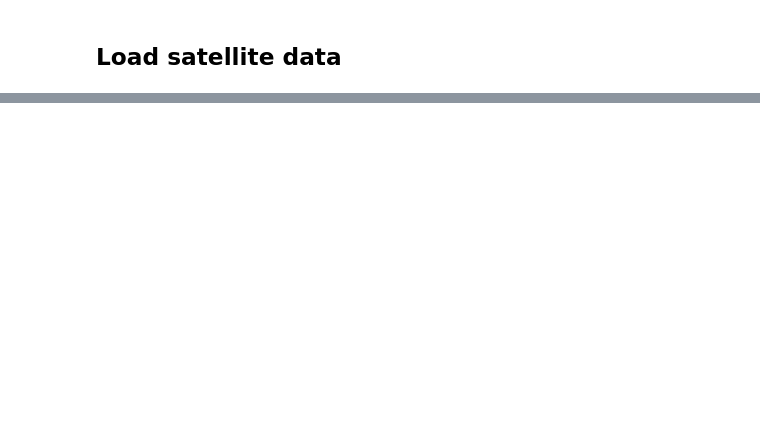
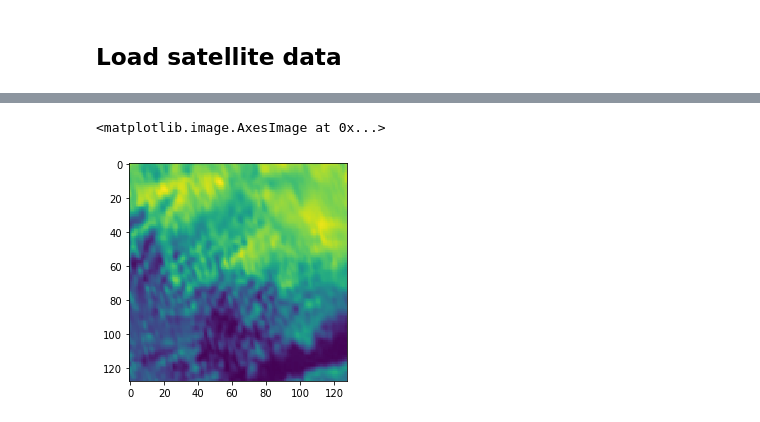
Before and after one commit to openclimatefix/predict_pv_yield_OLD, a Jupyter notebook: notebooks/data_analysis/ML_experiment_001.ipynb, the cells around one changed output, grey strips where cells are left out. Saved outputs shown, nothing was run; the diff lists cells and outputs as text; code cells hidden in the pictures; blank space fills up the shorter version.

```diff
--- a/notebooks/data_analysis/ML_experiment_001.ipynb
+++ b/notebooks/data_analysis/ML_experiment_001.ipynb
@@ -277,0 +292,4 @@ dataloader = DataLoader(pv_dataset_train, batch_size=64, shuffle=True, drop_last
+# %%
+# Split train & test by days
+days = np.unique(datetime_index.date)
+len(days)
@@ -277,0 +298,4 @@ dataloader = DataLoader(pv_dataset_train, batch_size=64, shuffle=True, drop_last
+# %%
+# Use every 5th day for testing
+testing_days = days[::5]
+len(testing_days)
@@ -277,0 +310,9 @@ dataloader = DataLoader(pv_dataset_train, batch_size=64, shuffle=True, drop_last
+# %%
+def get_index_into_datetime_index(training_or_testing_days):
+    return np.where(pd.Series(datetime_index.date).isin(training_or_testing_days))[0]
+
+training_index = get_index_into_datetime_index(training_days)
+testing_index = get_index_into_datetime_index(testing_days)
+assert not set(training_index).intersection(testing_index)
+
+len(training_index), len(testing_index)
@@ -364,0 +428,8 @@ for inputs, target in DataLoader(pv_dataset_test, batch_size=64, shuffle=False,
+# %%
+%%time
+batch_index = np.random.randint(low=0, high=len(testing_index)-1, size=BATCH_SIZE)
+#START = 100
+#batch_index = range(START, START+BATCH_SIZE)
+batch_index = testing_index[batch_index]
+inputs = sat_data_master_cuda[batch_index]
+target = pv_data_cuda[batch_index]
@@ -366,6 +440,11 @@ for inputs, target in DataLoader(pv_dataset_test, batch_size=64, shuffle=False,
 output = net(inputs)
 # %%
 i = 30
-plt.imshow(inputs[i, 0].cpu(), origin='upper')
+plt.imshow(
+    inputs[i, 0].to(device=torch.device('cpu'), dtype=torch.float32),
+    origin='upper')
+# %% [output]
+<matplotlib.image.AxesImage at 0x...>
+[figure, added]
 # %%
 output[i, 0].detach().cpu()
```
Also changed, not shown: parts of 36 cells of this notebook.
